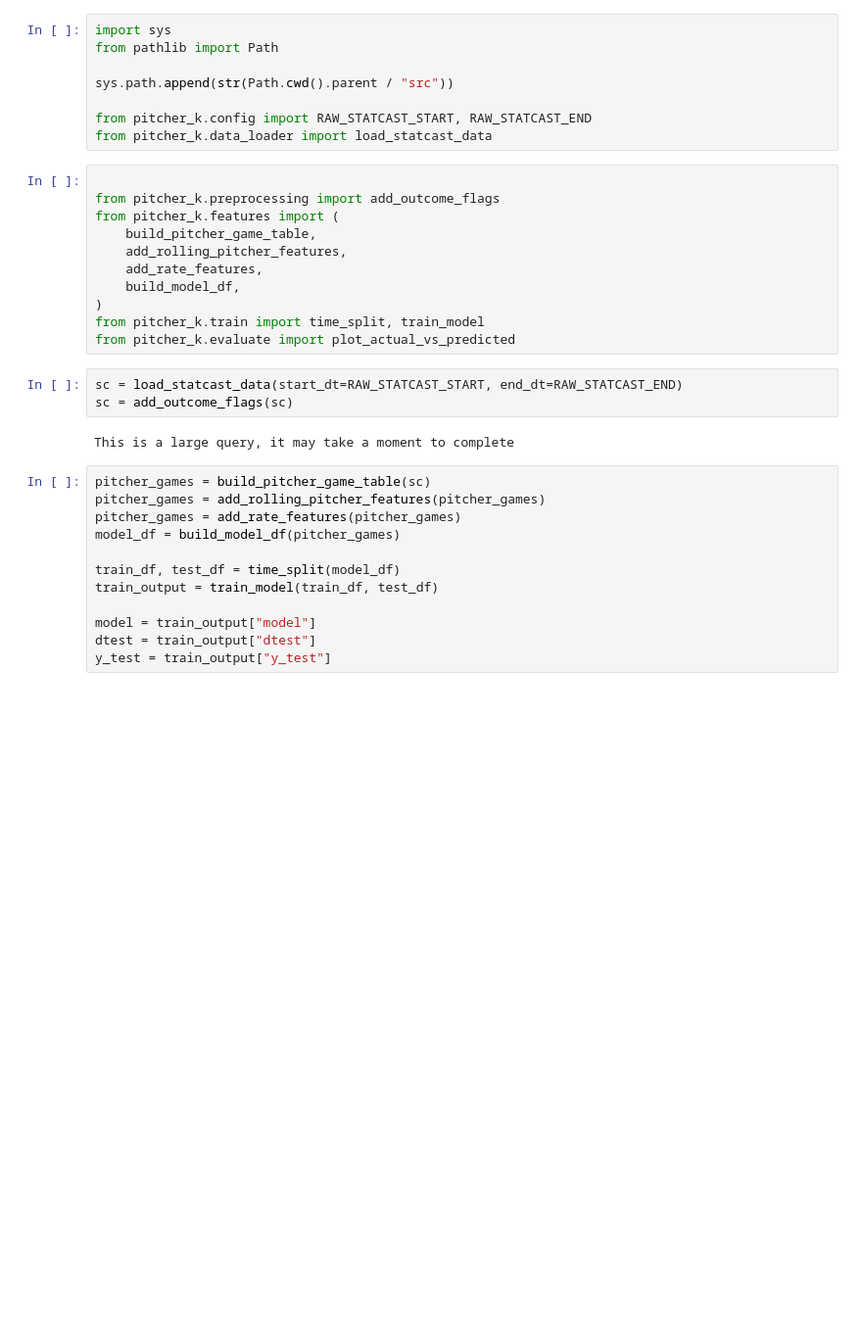
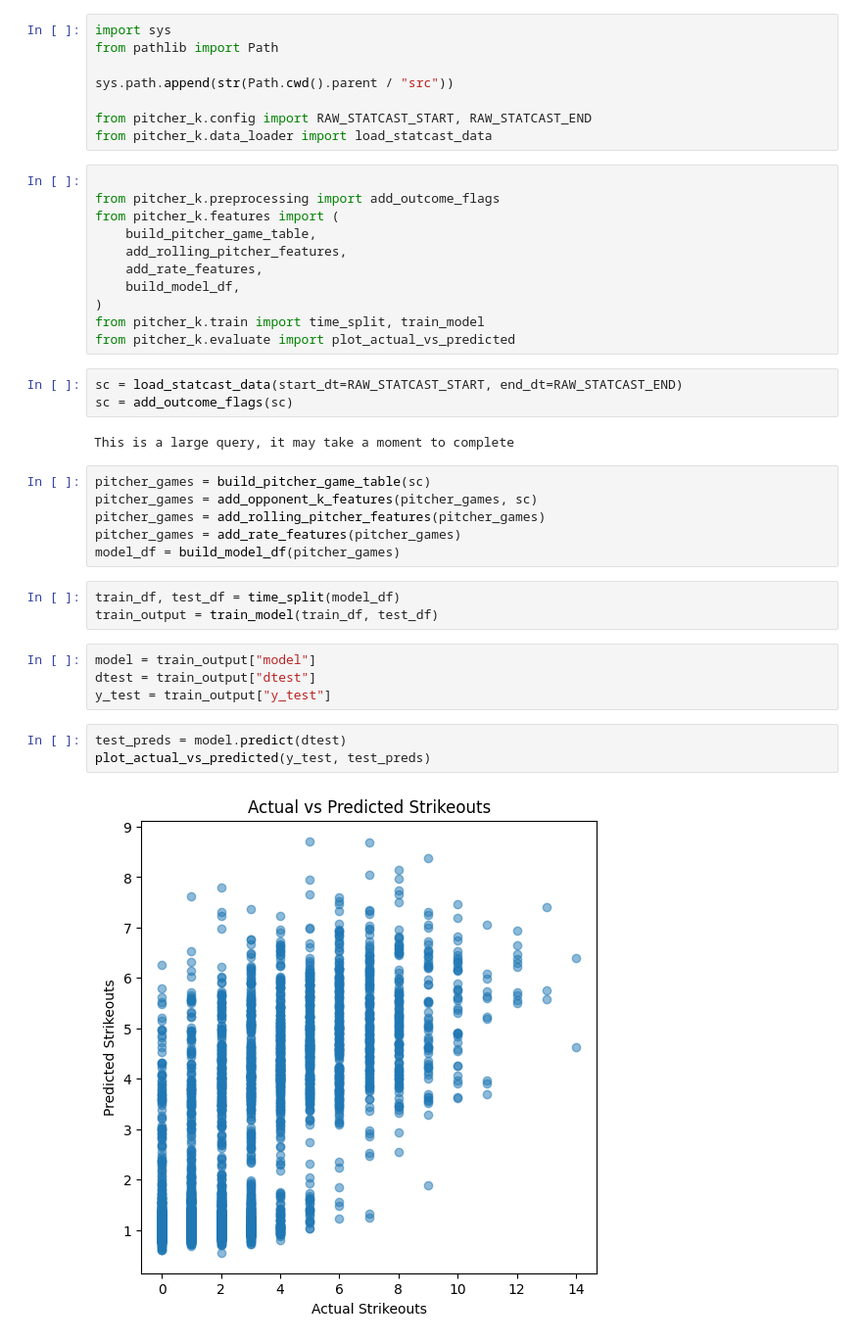
Before and after one commit to Ethrogo/proGramble, a Jupyter notebook: MLB/notebooks/pitcher_K.ipynb, the cells around one changed output. Shown at 98% size. Saved outputs shown, nothing was run; the diff lists cells and outputs as text; blank space fills up the shorter version.

```diff
--- a/MLB/notebooks/pitcher_K.ipynb
+++ b/MLB/notebooks/pitcher_K.ipynb
@@ -24,13 +24,19 @@ sc = add_outcome_flags(sc)
 This is a large query, it may take a moment to complete
 # %%
 pitcher_games = build_pitcher_game_table(sc)
+pitcher_games = add_opponent_k_features(pitcher_games, sc)
 pitcher_games = add_rolling_pitcher_features(pitcher_games)
 pitcher_games = add_rate_features(pitcher_games)
 model_df = build_model_df(pitcher_games)
-
-train_df, test_df = time_split(model_df)
-train_output = train_model(train_df, test_df)
-
-model = train_output["model"]
-dtest = train_output["dtest"]
-y_test = train_output["y_test"]
+# %%
+train_df, test_df = time_split(model_df)
+train_output = train_model(train_df, test_df)
+# %%
+model = train_output["model"]
+dtest = train_output["dtest"]
+y_test = train_output["y_test"]
+# %%
+test_preds = model.predict(dtest)
+plot_actual_vs_predicted(y_test, test_preds)
+# %% [output]
+[figure, added]
```
Also changed, not shown: 1 other file.
